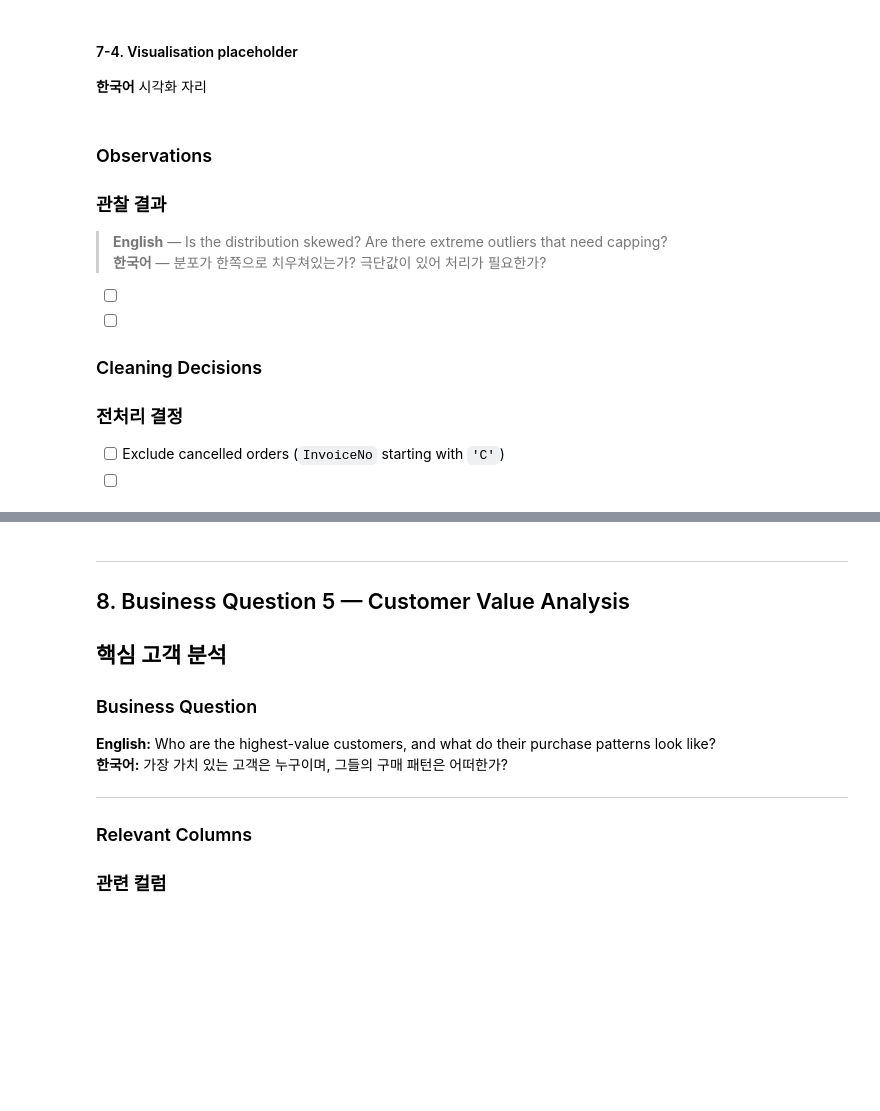
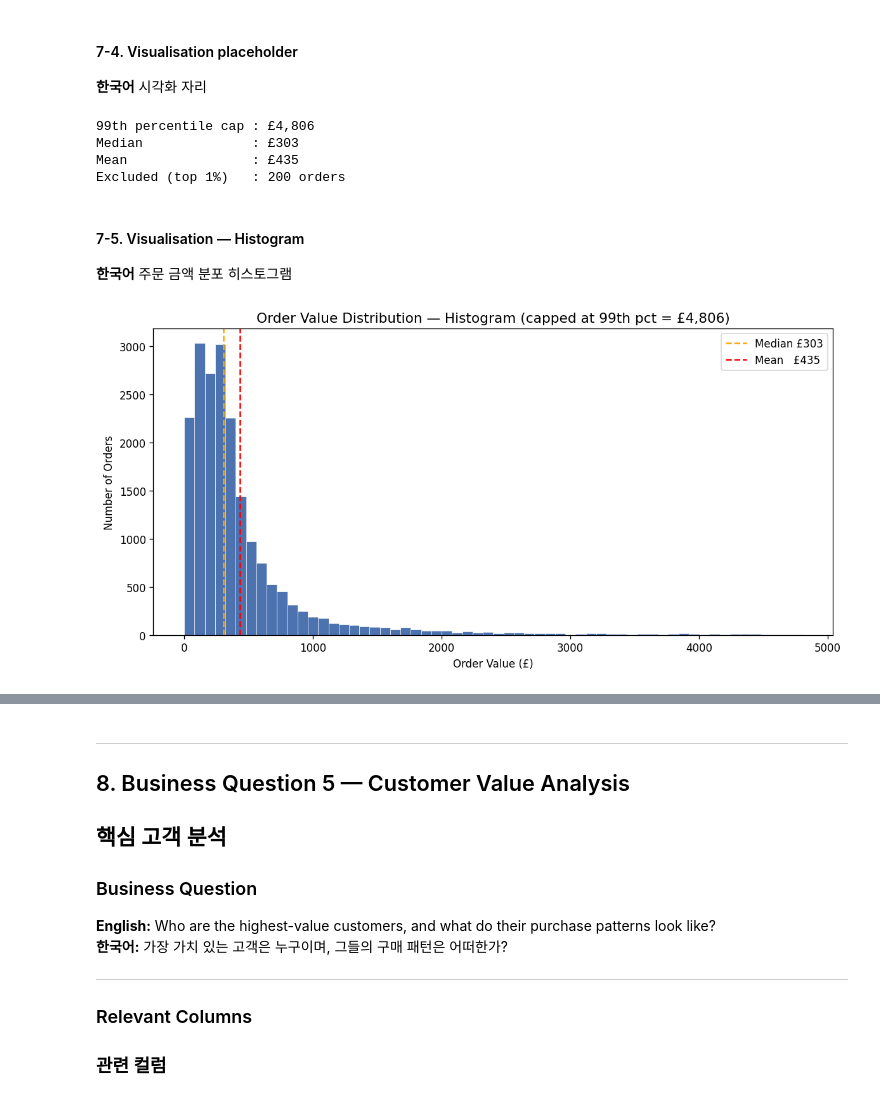
Before and after one commit to BookiChoi/BA-Portfolio, a Jupyter notebook: Projects/Cornerstone_Data_Pipeline/notebooks/business_eda.ipynb, the cells around one changed output, grey strips where cells are left out. Cells and saved outputs as stored; diff of their text form; code cells hidden in the pictures; blank space fills up the shorter version.

```diff
--- a/Projects/Cornerstone_Data_Pipeline/notebooks/business_eda.ipynb
+++ b/Projects/Cornerstone_Data_Pipeline/notebooks/business_eda.ipynb
@@ -1533,15 +1696,46 @@ plt.show()
-# %% [markdown]
-### Observations
-### 관찰 결과
-
-> **English** — Is the distribution skewed? Are there extreme outliers that need capping?
-> **한국어** — 분포가 한쪽으로 치우쳐있는가? 극단값이 있어 처리가 필요한가?
-
-- [ ] &nbsp;
-- [ ] &nbsp;
-
-### Cleaning Decisions
-### 전처리 결정
-
-- [ ] Exclude cancelled orders (`InvoiceNo` starting with `'C'`)
-- [ ] &nbsp;
+# %%
+# ==========================================================
+# 7-4. Shared setup for visualisations (run once before 7-5 and 7-6)
+# 시각화 공통 설정 — 7-5, 7-6 실행 전에 먼저 실행
+# ==========================================================
+
+# Cap at 99th percentile so charts are readable
+# 극단값(상위 1%) 제외 — 차트 가독성 확보
+p99 = order_value["OrderValue"].quantile(0.99)
+plot_data = order_value[order_value["OrderValue"] <= p99]["OrderValue"]
+
+median_val = plot_data.median()
+mean_val   = plot_data.mean()
+
+print(f"99th percentile cap : £{p99:,.0f}")
+print(f"Median              : £{median_val:,.0f}")
+print(f"Mean                : £{mean_val:,.0f}")
+print(f"Excluded (top 1%)   : {(order_value['OrderValue'] > p99).sum()} orders")
+# %% [output]
+99th percentile cap : £4,806
+Median              : £303
+Mean                : £435
+Excluded (top 1%)   : 200 orders
+# %% [markdown]
+#### 7-5. Visualisation — Histogram
+**한국어** 주문 금액 분포 히스토그램
+# %%
+# ==========================================================
+# 7-5. Histogram — Order Value Distribution
+# 주문 금액 분포 히스토그램
+# ==========================================================
+
+fig, ax = plt.subplots(figsize=(10, 5))
+
+ax.hist(plot_data, bins=60, color="#4C72B0", edgecolor="white", linewidth=0.4)
+ax.axvline(median_val, color="orange", linestyle="--", linewidth=1.5, label=f"Median £{median_val:,.0f}")
+ax.axvline(mean_val,   color="red",    linestyle="--", linewidth=1.5, label=f"Mean   £{mean_val:,.0f}")
+ax.set_title(f"Order Value Distribution — Histogram (capped at 99th pct = £{p99:,.0f})", fontsize=13)
+ax.set_xlabel("Order Value (£)")
+ax.set_ylabel("Number of Orders")
+ax.legend()
+
+plt.tight_layout()
+plt.show()
+# %% [output]
+[figure, added]
```
Also changed, not shown: parts of 16 cells of this notebook.
